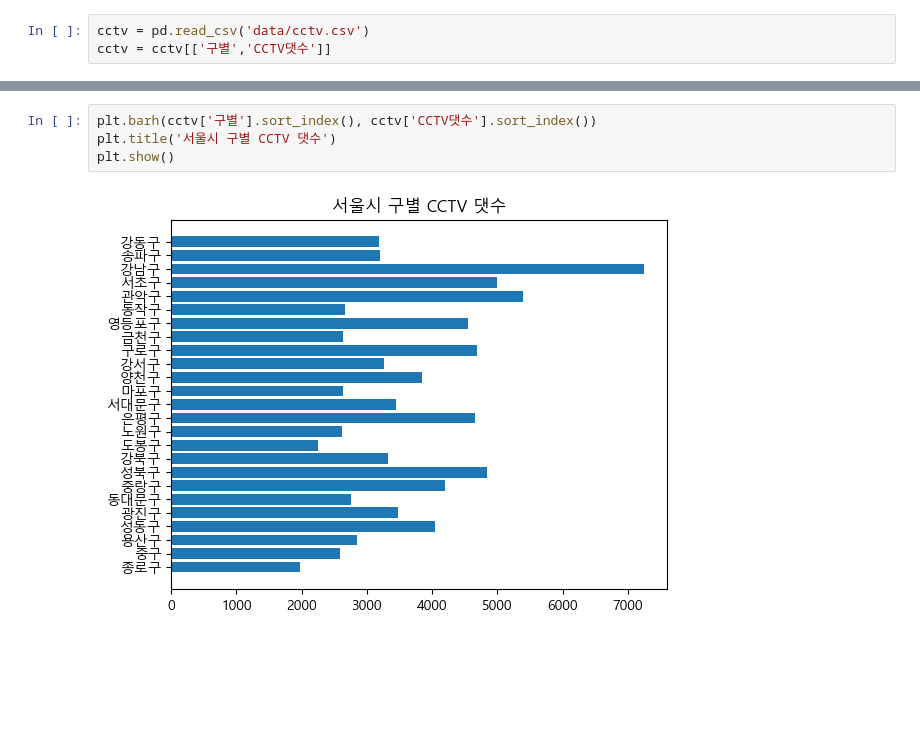
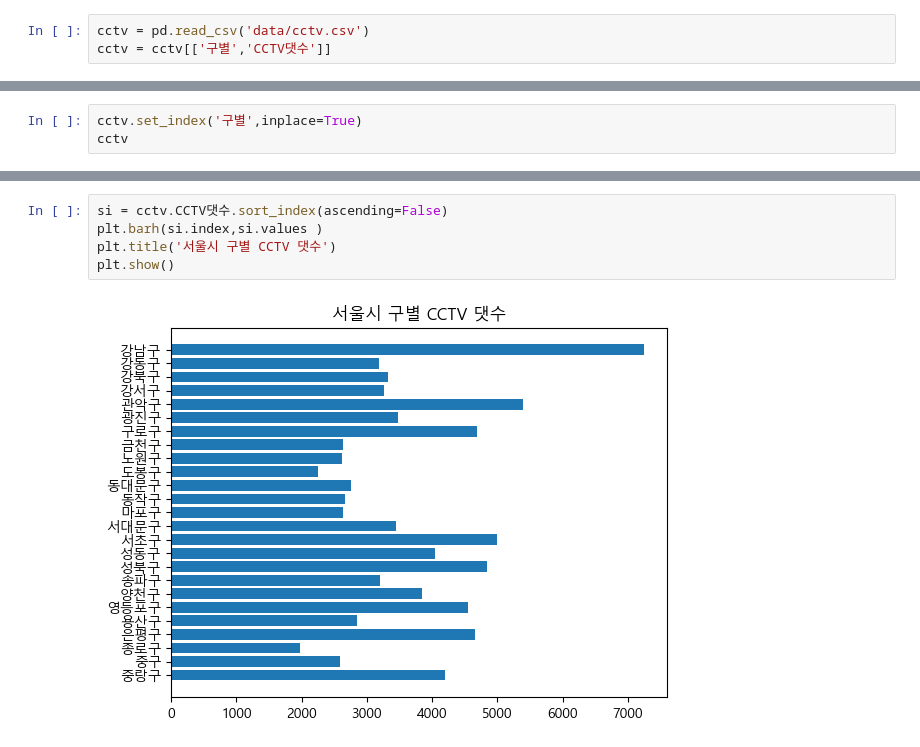
Before and after one commit to qomalq/DataAnalysis-Lecture, a Jupyter notebook: 03.시각화/연습문제.ipynb, the cells around one changed output, grey strips where cells are left out. Drawn from its saved outputs; the diff is of its cells as text; blank space fills up the shorter version.

```diff
--- a/03.시각화/연습문제.ipynb
+++ b/03.시각화/연습문제.ipynb
@@ -111,0 +86,3 @@ Name: 구별, dtype: object
+# %%
+cctv.set_index('구별',inplace=True)
+cctv
@@ -116,9 +112,10 @@ plt.show()
 # %% [output]
 [figure]
 # %%
-plt.barh(cctv['구별'].sort_index(), cctv['CCTV댓수'].sort_index())
+si = cctv.CCTV댓수.sort_index(ascending=False)
+plt.barh(si.index,si.values )
 plt.title('서울시 구별 CCTV 댓수')
 plt.show()
 # %% [output]
-[figure, old version]
+[figure, new version]
 # %%
```
Also changed, not shown: parts of 11 cells of this notebook, 5 other files.
